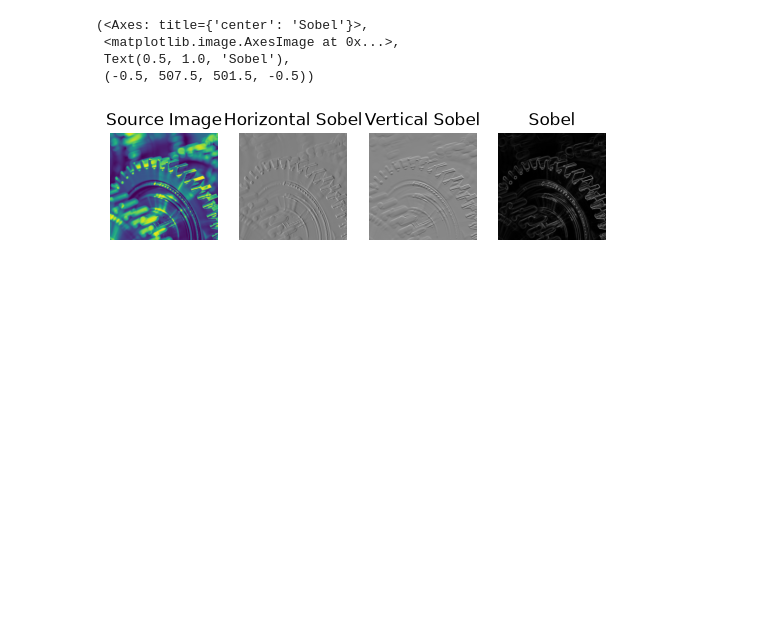
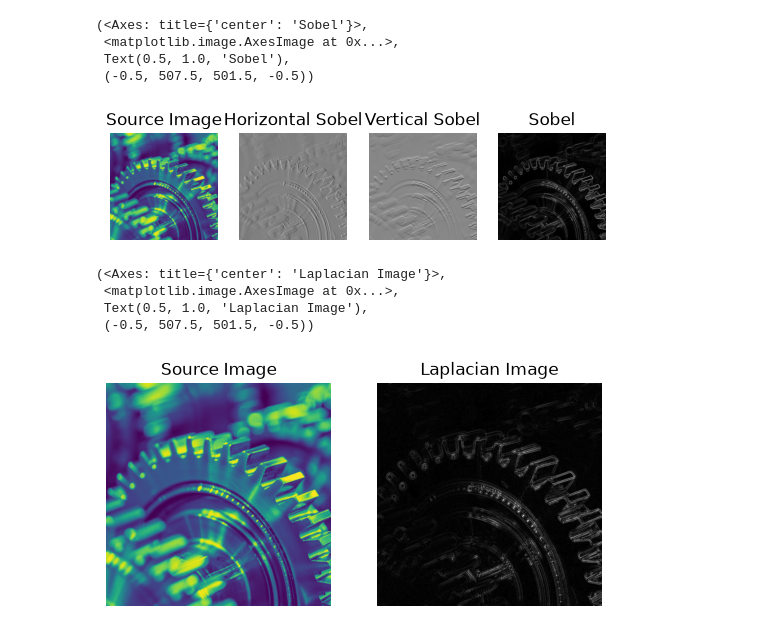
Before and after one commit to janvizinzuvadiya/mca_sem3_ml, a Jupyter notebook: Unit 5/Unit5_code.ipynb, the cells around one changed output. Saved outputs shown, nothing was run; the diff lists cells and outputs as text; code cells hidden in the pictures; blank space fills up the shorter version.

```diff
--- a/Unit 5/Unit5_code.ipynb
+++ b/Unit 5/Unit5_code.ipynb
@@ -193,3 +193,30 @@ plt.subplot(1,4,4),plt.imshow(sobel_combined, cmap = 'gray'),plt.title('Sobel'),
  Text(0.5, 1.0, 'Sobel'),
  (-0.5, 507.5, 501.5, -0.5))
 [figure]
+# %%
+# Edge Detection
+# 2 Laplacian
+
+import cv2
+import matplotlib.pyplot as plt
+
+img = cv2.imread('m.png')
+img = cv2.cvtColor(img , cv2.COLOR_BGR2GRAY)
+
+#Gaussian blur
+gaus = cv2.GaussianBlur (img, (5,5),0)
+
+# Laplacian ( src_img , ddepth , k_size )
+lap = cv2.Laplacian (gaus , cv2.CV_64F , 3 )
+
+# used to adjust brightness and constrast  generally to an 8- bit
+lap = cv2.convertScaleAbs(lap)
+
+plt.subplot(1,2,1),plt.imshow(img),plt.title('Source Image'),plt.axis('off')
+plt.subplot(1,2,2),plt.imshow(lap,cmap = 'gray'),plt.title('Laplacian Image'),plt.axis('off')
+# %% [output]
+(<Axes: title={'center': 'Laplacian Image'}>,
+ <matplotlib.image.AxesImage at 0x...>,
+ Text(0.5, 1.0, 'Laplacian Image'),
+ (-0.5, 507.5, 501.5, -0.5))
+[figure, added]
```
Also changed, not shown: parts of 7 cells of this notebook, 7 other files.
